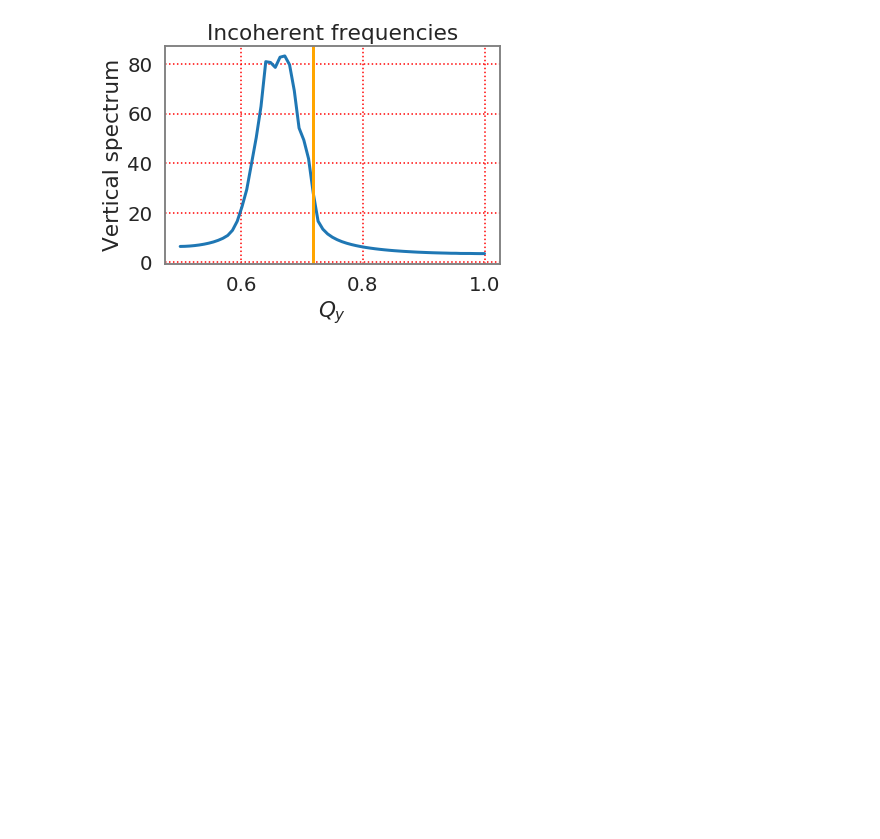
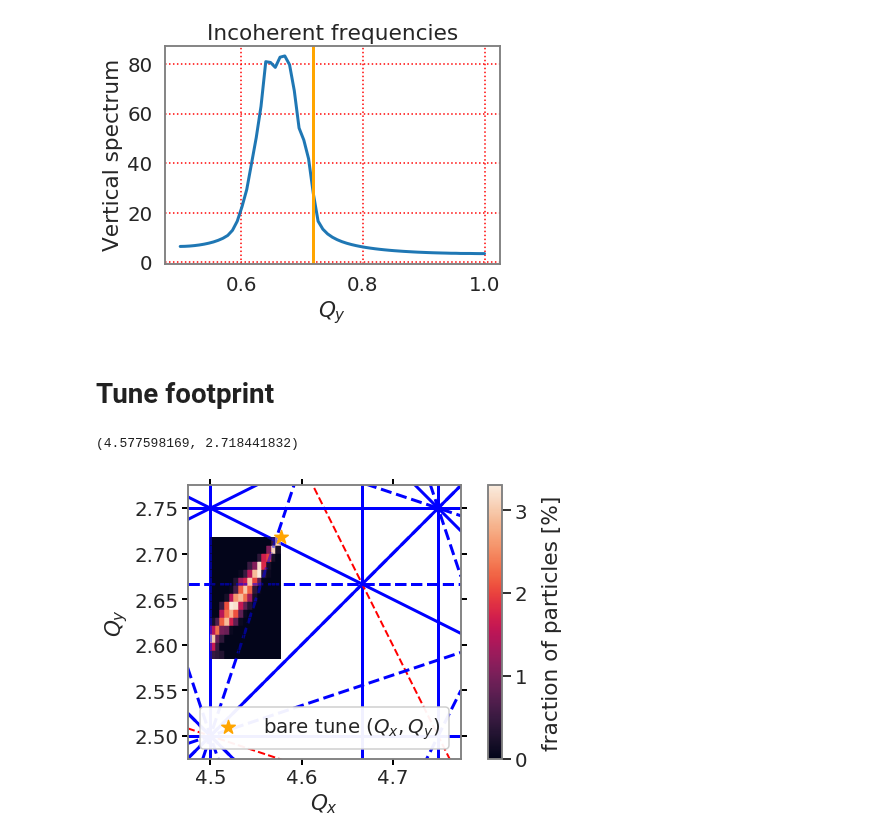
Before and after one commit to aoeftiger/sixtracklib_pyht_playground, a Jupyter notebook: sis18/SIS18_with_PIC_space_charge.ipynb, the cells around one changed output. Drawn from its saved outputs; the diff is of its cells as text; code cells hidden in the pictures; blank space fills up the shorter version.

```diff
--- a/sis18/SIS18_with_PIC_space_charge.ipynb
+++ b/sis18/SIS18_with_PIC_space_charge.ipynb
@@ -585,3 +600,53 @@ plt.ylabel('Vertical spectrum')
 plt.title('Incoherent frequencies');
 # %% [output]
 [figure]
+# %% [markdown]
+# Tune footprint
+# %%
+def get_tune(signal_128_turns):
+    return pnf.naff(signal_128_turns, 128, 1, 0 , False, window=1)[0,1]
+# %%
+qx_i = np.array([get_tune(i) for i in rec_inc_x.T])
+qy_i = np.array([get_tune(i) for i in rec_inc_y.T])
+# %%
+Qx = twiss.summary['q1']
+Qy = twiss.summary['q2']
+# %%
+Qx, Qy
+# %% [output]
+(4.577598169, 2.718441832)
+# %%
+fig = plt.figure(figsize=(8,5))
+
+extent_x = (np.floor(Qx) + 0.475, np.ceil(Qx) + 0.025 - 0.25)
+extent_y = (np.floor(Qy) + 0.475, np.ceil(Qy) + 0.025 - 0.25)
+
+resonances = ResonanceLines(extent_x,
+                            extent_y,
+                            range(1, 4+1), 12)
+resonances.plot_resonance(fig)
+plt.gca().set_aspect('equal')
+
+inc_tunes_x = np.ceil(Qx) - np.abs(qx_i)
+inc_tunes_y = np.ceil(Qy) - np.abs(qy_i)
+
+plt.hist2d(inc_tunes_x, inc_tunes_y, bins=15,
+           zorder=12, alpha=0.5, weights=np.ones_like(inc_tunes_x)/len(inc_tunes_x)*100)
+plt.hist2d(inc_tunes_x, inc_tunes_y, bins=15,
+           weights=np.ones_like(inc_tunes_x)/len(inc_tunes_x)*100)
+cbar = plt.colorbar()
+cbar.set_label('fraction of particles [%]', labelpad=15)
+
+plt.xlim(extent_x)
+plt.ylim(extent_y)
+
+plt.scatter(Qx, Qy, color='orange', marker='*', linestyle='None', s=200, zorder=13, label=r"bare tune $(Q_x,Q_y)$")
+plt.legend(loc=8, framealpha=0.95)
+
+plt.gca().tick_params(direction='out', length=6, width=2, color='black', reset=True)
+plt.grid(False)
+
+plt.tight_layout()
+plt.savefig('SIS18_with_PIC_SC_tunespread.png', dpi=150, bbox_inches='tight')
+# %% [output]
+[figure, added]
```
Also changed, not shown: parts of 7 cells of this notebook, 4 other files.
